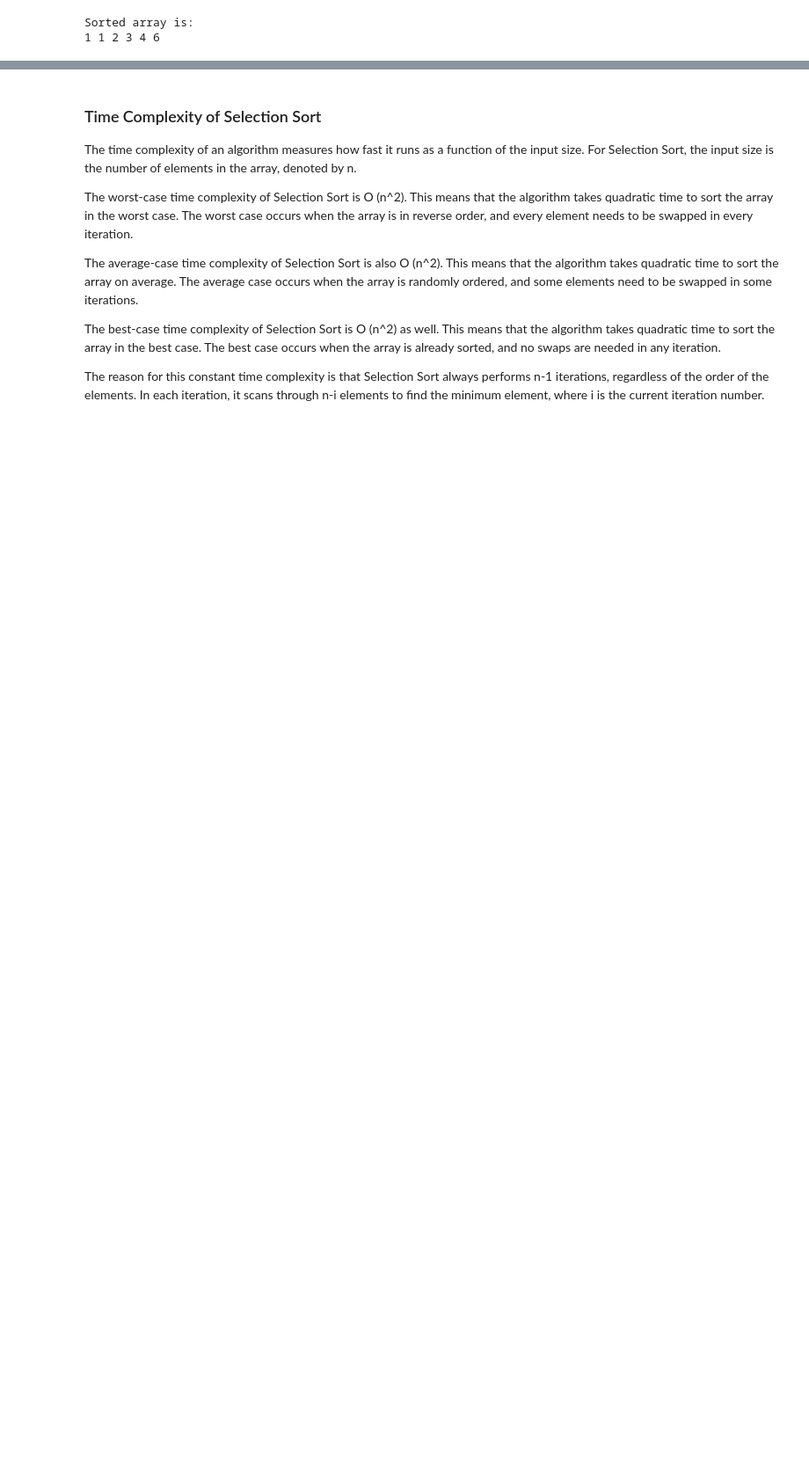
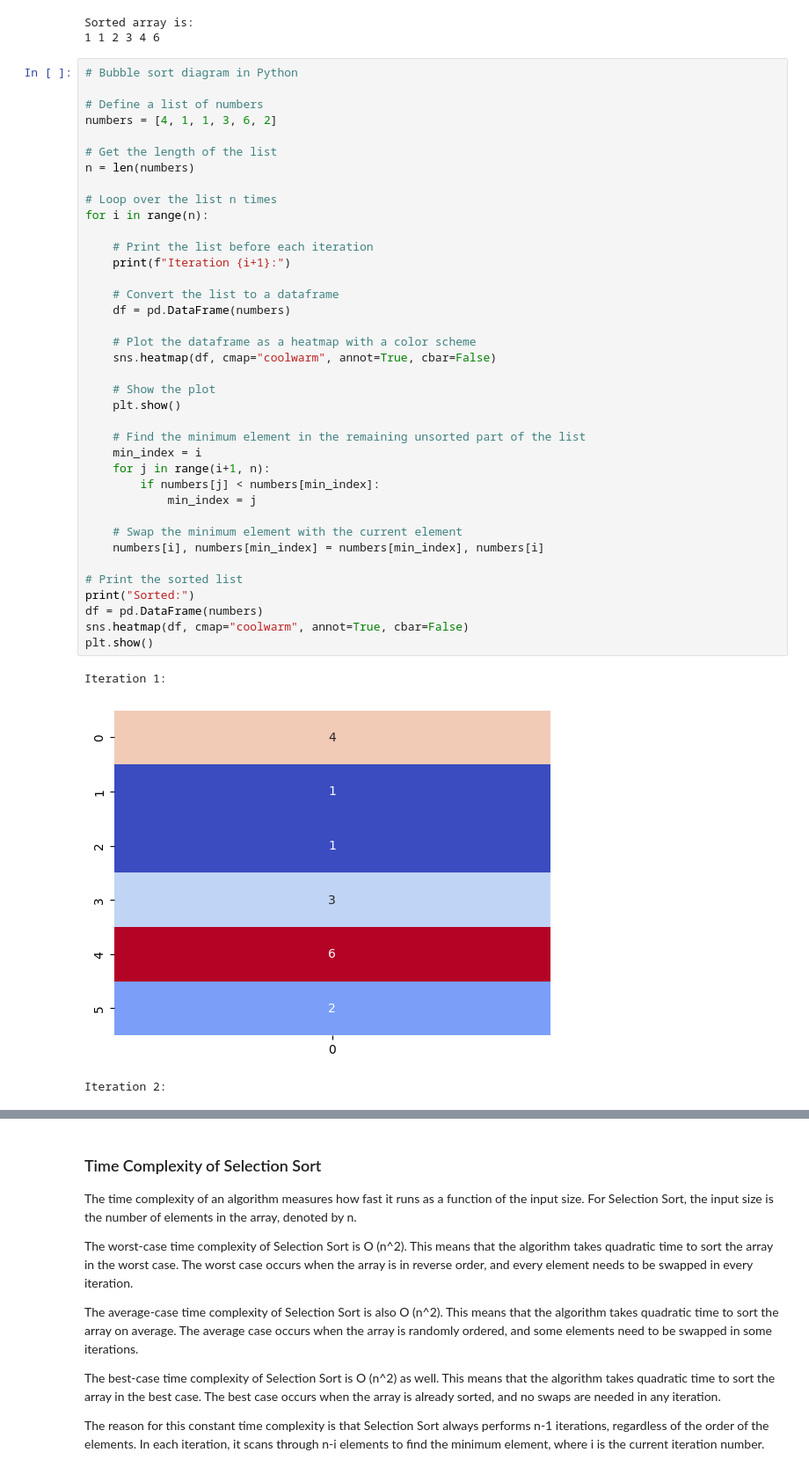
Before and after one commit to benjanning/Sorting-Algorithms-Project, a Jupyter notebook: Sorting Algorithms Project - Computational Thinking with Algorithms.ipynb, the cells around one changed output, grey strips where cells are left out. Shown at 88% size. Cells and saved outputs as stored; diff of their text form; blank space fills up the shorter version.

```diff
--- a/Sorting Algorithms Project - Computational Thinking with Algorithms.ipynb
+++ b/Sorting Algorithms Project - Computational Thinking with Algorithms.ipynb
@@ -229,3 +285,45 @@ for i in range(len(arr)):
 # %% [output]
 Sorted array is:
 1 1 2 3 4 6
+# %%
+# Bubble sort diagram in Python
+
+# Define a list of numbers
+numbers = [4, 1, 1, 3, 6, 2]
+
+# Get the length of the list
+n = len(numbers)
+
+# Loop over the list n times
+for i in range(n):
+
+    # Print the list before each iteration
+    print(f"Iteration {i+1}:")
+
+    # Convert the list to a dataframe
+    df = pd.DataFrame(numbers)
+
+    # Plot the dataframe as a heatmap with a color scheme
+    sns.heatmap(df, cmap="coolwarm", annot=True, cbar=False)
+
+    # Show the plot
+    plt.show()
+
+    # Find the minimum element in the remaining unsorted part of the list
+    min_index = i
+    for j in range(i+1, n):
+        if numbers[j] < numbers[min_index]:
+            min_index = j
+
+    # Swap the minimum element with the current element
+    numbers[i], numbers[min_index] = numbers[min_index], numbers[i]
+
+# Print the sorted list
+print("Sorted:")
+df = pd.DataFrame(numbers)
+sns.heatmap(df, cmap="coolwarm", annot=True, cbar=False)
+plt.show()
+# %% [output]
+Iteration 1:
+[figure, added]
+Iteration 2:
```
Also changed, not shown: parts of 9 cells of this notebook.
